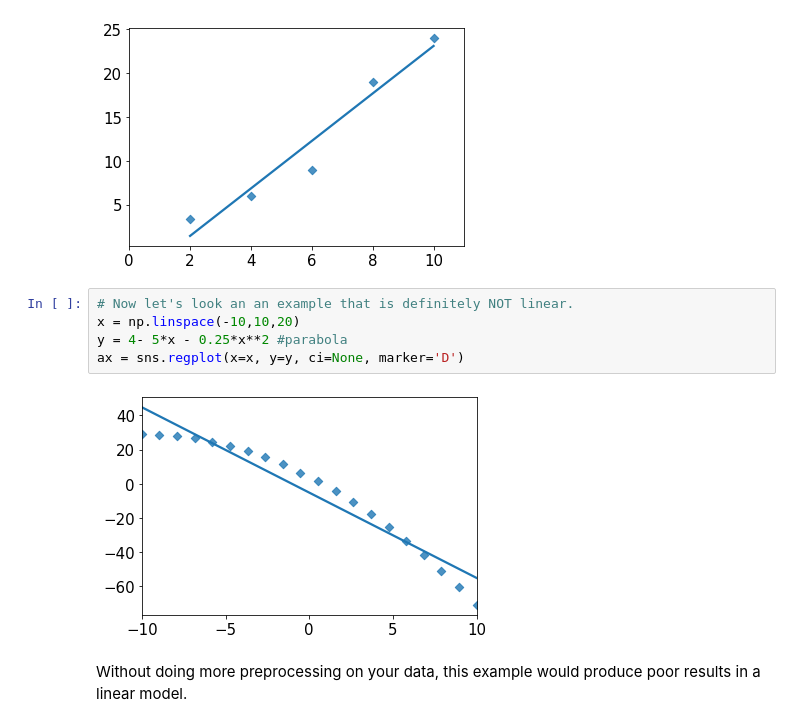
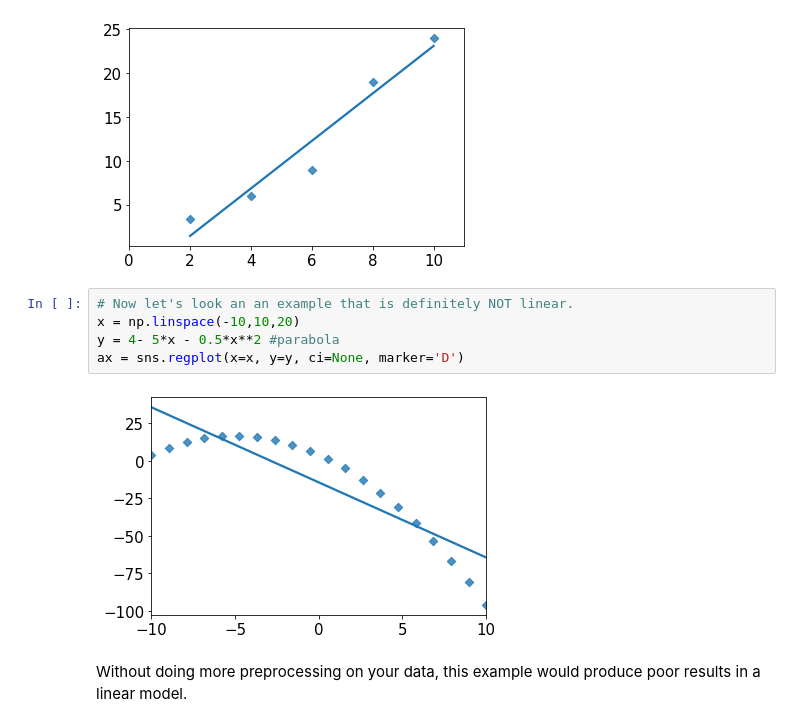
Before and after one commit to seanreed1111/dai-regression, a Jupyter notebook: linear-regression-1.ipynb, the cells around one changed output. Saved outputs shown, nothing was run; the diff lists cells and outputs as text.

```diff
--- a/linear-regression-1.ipynb
+++ b/linear-regression-1.ipynb
@@ -136,10 +136,10 @@ ax.set_xlim(0,11)
 # %%
 # Now let's look an an example that is definitely NOT linear.
 x = np.linspace(-10,10,20)
-y = 4- 5*x - 0.25*x**2 #parabola
+y = 4- 5*x - 0.5*x**2 #parabola
 ax = sns.regplot(x=x, y=y, ci=None, marker='D')
 # %% [output]
-[figure, old version]
+[figure, new version]
 # %% [markdown]
 Without doing more preprocessing on your data, this example would produce poor results in a linear model.
 # %% [markdown]
```
Also changed, not shown: parts of 13 cells of this notebook.
